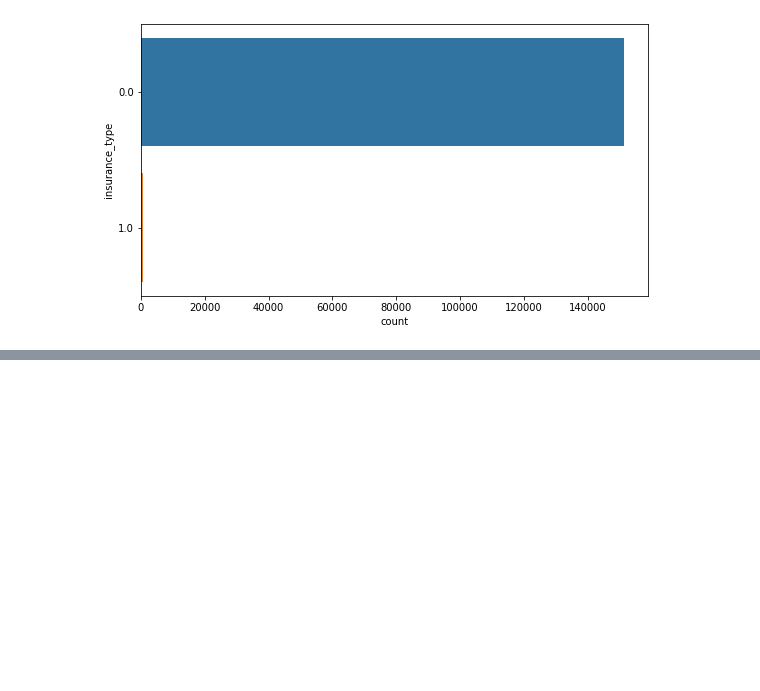
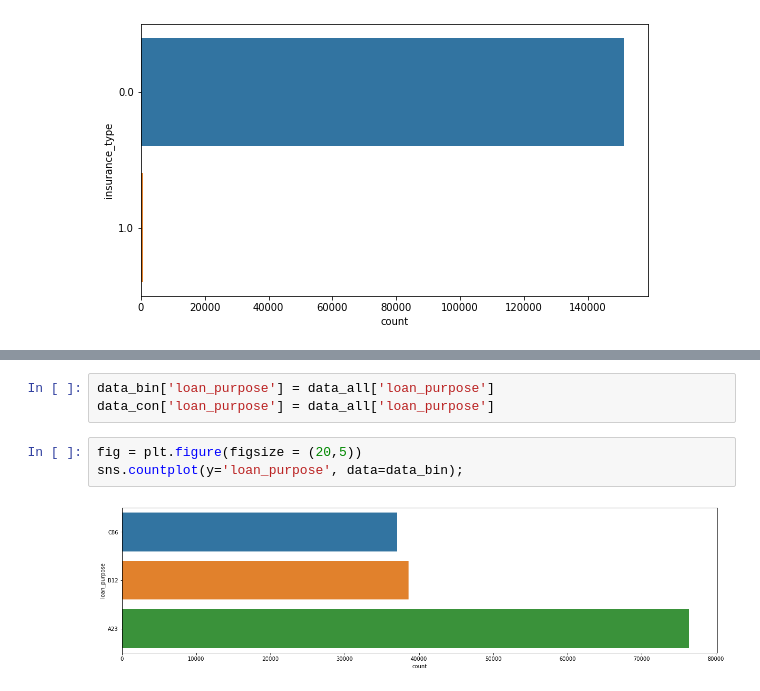
Before and after one commit to NilSagor/AV_ml_practice, a Jupyter notebook: loan_del_predict/Untitled.ipynb, the cells around one changed output, grey strips where cells are left out. Drawn from its saved outputs; the diff is of its cells as text; blank space fills up the shorter version.

```diff
--- a/loan_del_predict/Untitled.ipynb
+++ b/loan_del_predict/Untitled.ipynb
@@ -368,0 +485,8 @@ sns.countplot(y='insurance_type', ax=ax1, data=data_bin);
+# %%
+data_bin['loan_purpose'] = data_all['loan_purpose']
+data_con['loan_purpose'] = data_all['loan_purpose']
+# %%
+fig = plt.figure(figsize = (20,5))
+sns.countplot(y='loan_purpose', data=data_bin);
+# %% [output]
+[figure, added]
```
Also changed, not shown: parts of 18 cells of this notebook.
